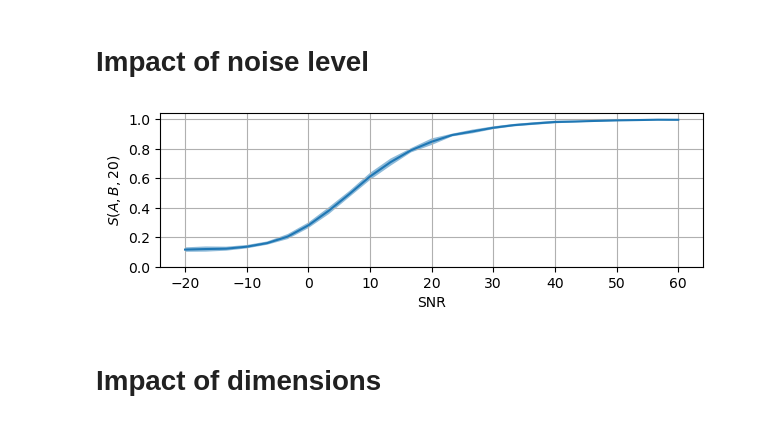
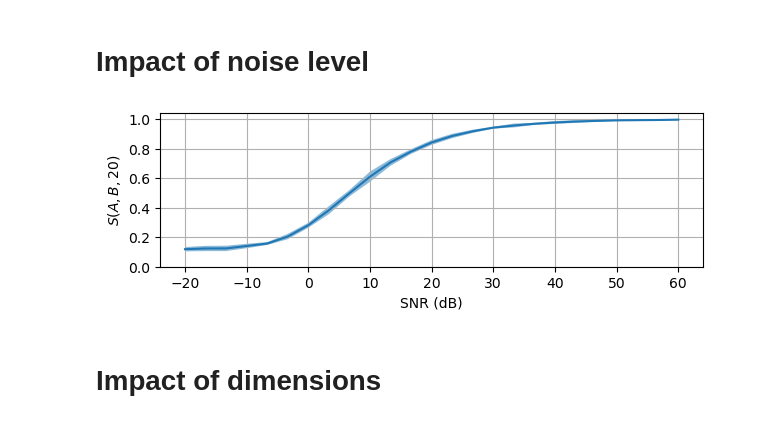
Before and after one commit to tiagoft/graph_structure, a Jupyter notebook: experiments/neurips2024/notebooks/theory_and_toy_problems.ipynb, the cells around one changed output. Cells and saved outputs as stored; diff of their text form; code cells hidden in the pictures.

Commit message:
Corrected labels in toy-problem figures

```diff
--- a/experiments/neurips2024/notebooks/theory_and_toy_problems.ipynb
+++ b/experiments/neurips2024/notebooks/theory_and_toy_problems.ipynb
@@ -204,21 +204,21 @@ for alpha in tqdm(alphas):
 # %%
 plt.figure(figsize=(7, 2))
 snrs = np.array(snrs)
 res = np.array(res)
 stds = np.array(stds)
 
 plt.plot(snrs, res)
 plt.fill_between(snrs, res+np.array(stds)*2, res-np.array(stds)*2, alpha=0.5)
-plt.xlabel('SNR')
+plt.xlabel('SNR (dB)')
 plt.ylabel(f'$S(A,B,{k})$')
 a = 0.2
 plt.yticks(np.arange(0, 1 + a, a))
 plt.xticks(range(-20, 61, 10))
 plt.grid()
 plt.savefig('sabk_by_snr.pdf', bbox_inches='tight')
 plt.show()
 # %% [output]
-[figure, old version]
+[figure, new version]
 # %% [markdown]
 # Impact of dimensions
 # %%
```
Also changed, not shown: parts of 4 cells of this notebook.
